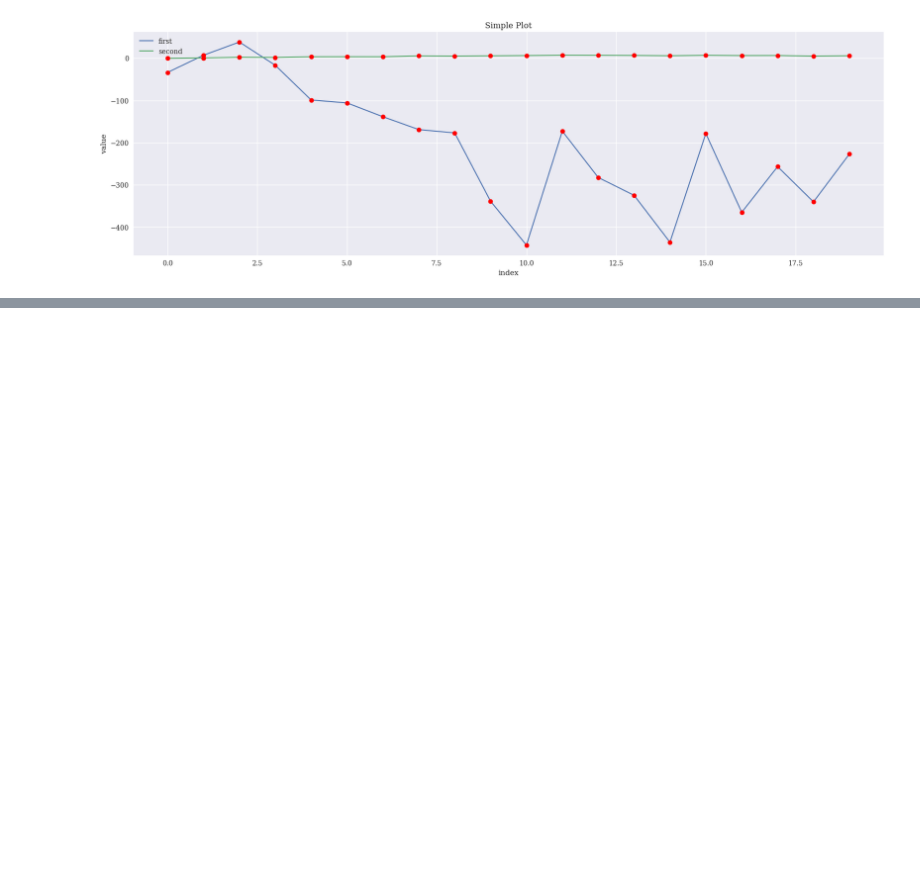
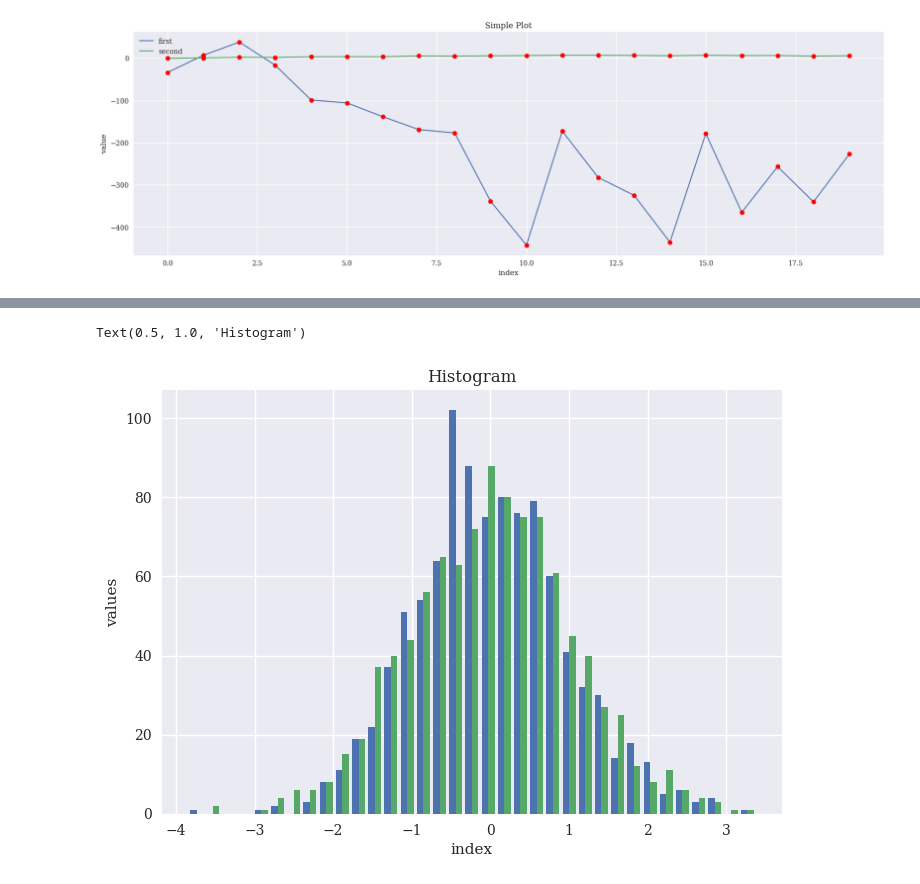
Before and after one commit to alvizconde/python-for-finance, a Jupyter notebook: Ch7-DataVisualization.ipynb, the cells around one changed output, grey strips where cells are left out. Saved outputs shown, nothing was run; the diff lists cells and outputs as text; code cells hidden in the pictures; blank space fills up the shorter version.

```diff
--- a/Ch7-DataVisualization.ipynb
+++ b/Ch7-DataVisualization.ipynb
@@ -127,0 +176,8 @@ Text(0.5, 1.0, 'Simple Plot')
+# %%
+plt.hist(y, bins='auto')
+plt.xlabel('index')
+plt.ylabel('values')
+plt.title('Histogram')
+# %% [output]
+Text(0.5, 1.0, 'Histogram')
+[figure, added]
```
Also changed, not shown: parts of 5 cells of this notebook.
